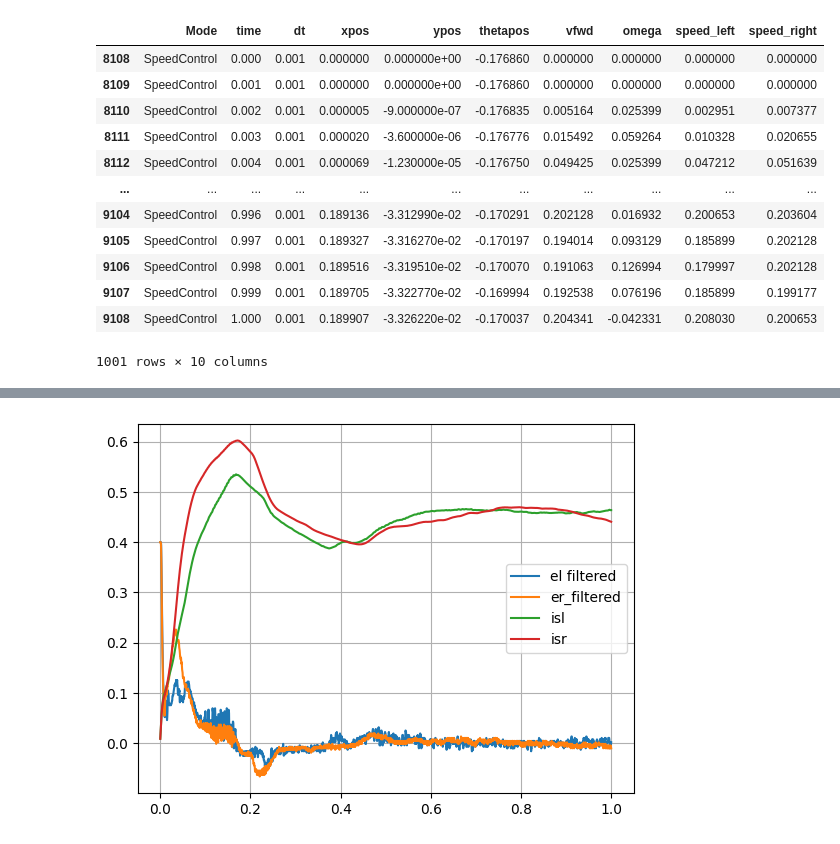
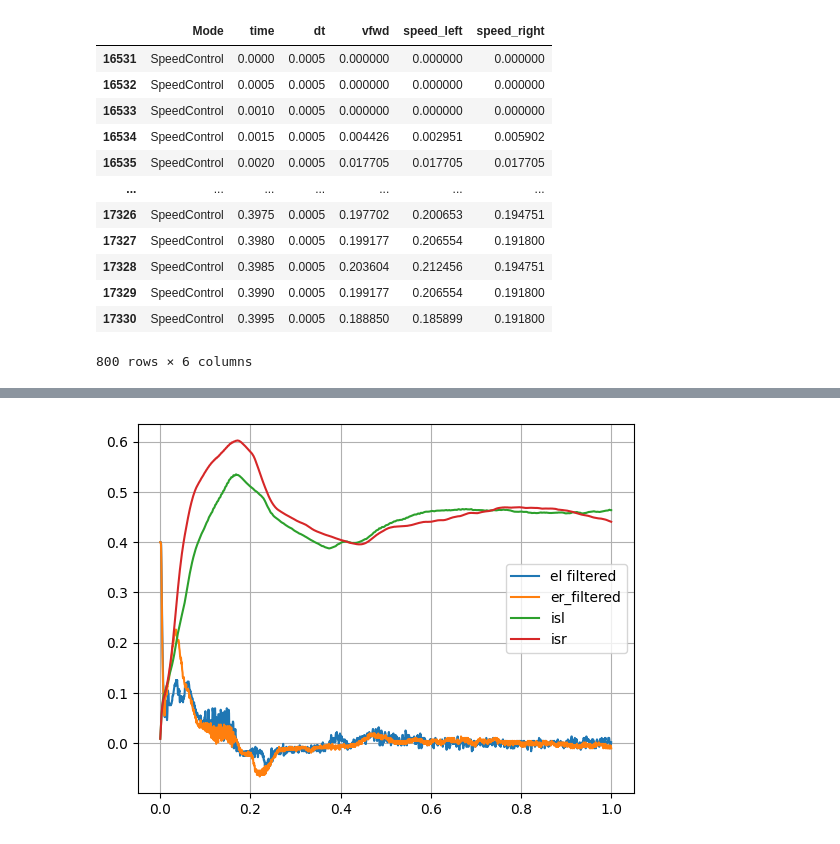
Before and after one commit to EthanD11/botlightyear, a Jupyter notebook: Teensy/CL_test/CL_test.ipynb, the cells around one changed output, grey strips where cells are left out. Saved outputs shown, nothing was run; the diff lists cells and outputs as text; code cells hidden in the pictures.

```diff
--- a/Teensy/CL_test/CL_test.ipynb
+++ b/Teensy/CL_test/CL_test.ipynb
@@ -4,7 +4,7 @@ import matplotlib.pyplot as plt
 import pandas as pd
 import re
 # %%
-with open("CL_test__Kp_13dot2__Ki_44dot0__ref_0dot2.txt", "r") as file:
+with open("CL_test__Kp_13dot2__Ki_44dot0__ref_0dot2__RD_500u.txt", "r") as file:
     raw_data = file.read().strip().split("Mode")[1:-2]
 
 ndata = len(raw_data)
@@ -60,28 +60,28 @@ data
 # %%
 mask = data["Mode"] != "idle"
 # mask = np.logical_and(mask, data["time"] <=100)
 t0 = data["time"][mask].iloc[0]
-x0 = data["xpos"][mask].iloc[0]
-y0 = data["ypos"][mask].iloc[0]
+# x0 = data["xpos"][mask].iloc[0]
+# y0 = data["ypos"][mask].iloc[0]
 
 data = data[mask]
 data.loc[:,"time"] = data["time"].iloc[:] - t0
-data.loc[:,"xpos"] = data["xpos"] - x0
-data.loc[:,"ypos"] = data["ypos"] - y0
-mask = np.logical_and(mask, data["time"] <= 1)
+# data.loc[:,"xpos"] = data["xpos"] - x0
+# data.loc[:,"ypos"] = data["ypos"] - y0
+mask = np.logical_and(mask, data["time"] <= 0.4)
 data = data[mask]
 data
 # %% [output]
-|  | Mode | time | dt | xpos | ypos | thetapos | vfwd | omega | speed_left | speed_right |
-| 8108 | SpeedControl | 0.000 | 0.001 | 0.000000 | 0.000000e+00 | -0.176860 | 0.000000 | 0.000000 | 0.000000 | 0.000000 |
-| 8109 | SpeedControl | 0.001 | 0.001 | 0.000000 | 0.000000e+00 | -0.176860 | 0.000000 | 0.000000 | 0.000000 | 0.000000 |
-| 8110 | SpeedControl | 0.002 | 0.001 | 0.000005 | -9.000000e-07 | -0.176835 | 0.005164 | 0.025399 | 0.002951 | 0.007377 |
-| 8111 | SpeedControl | 0.003 | 0.001 | 0.000020 | -3.600000e-06 | -0.176776 | 0.015492 | 0.059264 | 0.010328 | 0.020655 |
-| 8112 | SpeedControl | 0.004 | 0.001 | 0.000069 | -1.230000e-05 | -0.176750 | 0.049425 | 0.025399 | 0.047212 | 0.051639 |
-| ... | ... | ... | ... | ... | ... | ... | ... | ... | ... | ... |
-| 9104 | SpeedControl | 0.996 | 0.001 | 0.189136 | -3.312990e-02 | -0.170291 | 0.202128 | 0.016932 | 0.200653 | 0.203604 |
-| 9105 | SpeedControl | 0.997 | 0.001 | 0.189327 | -3.316270e-02 | -0.170197 | 0.194014 | 0.093129 | 0.185899 | 0.202128 |
-| 9106 | SpeedControl | 0.998 | 0.001 | 0.189516 | -3.319510e-02 | -0.170070 | 0.191063 | 0.126994 | 0.179997 | 0.202128 |
-| 9107 | SpeedControl | 0.999 | 0.001 | 0.189705 | -3.322770e-02 | -0.169994 | 0.192538 | 0.076196 | 0.185899 | 0.199177 |
-| 9108 | SpeedControl | 1.000 | 0.001 | 0.189907 | -3.326220e-02 | -0.170037 | 0.204341 | -0.042331 | 0.208030 | 0.200653 |
+|  | Mode | time | dt | vfwd | speed_left | speed_right |
+| 16531 | SpeedControl | 0.0000 | 0.0005 | 0.000000 | 0.000000 | 0.000000 |
+| 16532 | SpeedControl | 0.0005 | 0.0005 | 0.000000 | 0.000000 | 0.000000 |
+| 16533 | SpeedControl | 0.0010 | 0.0005 | 0.000000 | 0.000000 | 0.000000 |
+| 16534 | SpeedControl | 0.0015 | 0.0005 | 0.004426 | 0.002951 | 0.005902 |
+| 16535 | SpeedControl | 0.0020 | 0.0005 | 0.017705 | 0.017705 | 0.017705 |
+| ... | ... | ... | ... | ... | ... | ... |
+| 17326 | SpeedControl | 0.3975 | 0.0005 | 0.197702 | 0.200653 | 0.194751 |
+| 17327 | SpeedControl | 0.3980 | 0.0005 | 0.199177 | 0.206554 | 0.191800 |
+| 17328 | SpeedControl | 0.3985 | 0.0005 | 0.203604 | 0.212456 | 0.194751 |
+| 17329 | SpeedControl | 0.3990 | 0.0005 | 0.199177 | 0.206554 | 0.191800 |
+| 17330 | SpeedControl | 0.3995 | 0.0005 | 0.188850 | 0.185899 | 0.191800 |
-1001 rows × 10 columns
+800 rows × 6 columns
```
Also changed, not shown: parts of 5 cells of this notebook, 9 other files.
